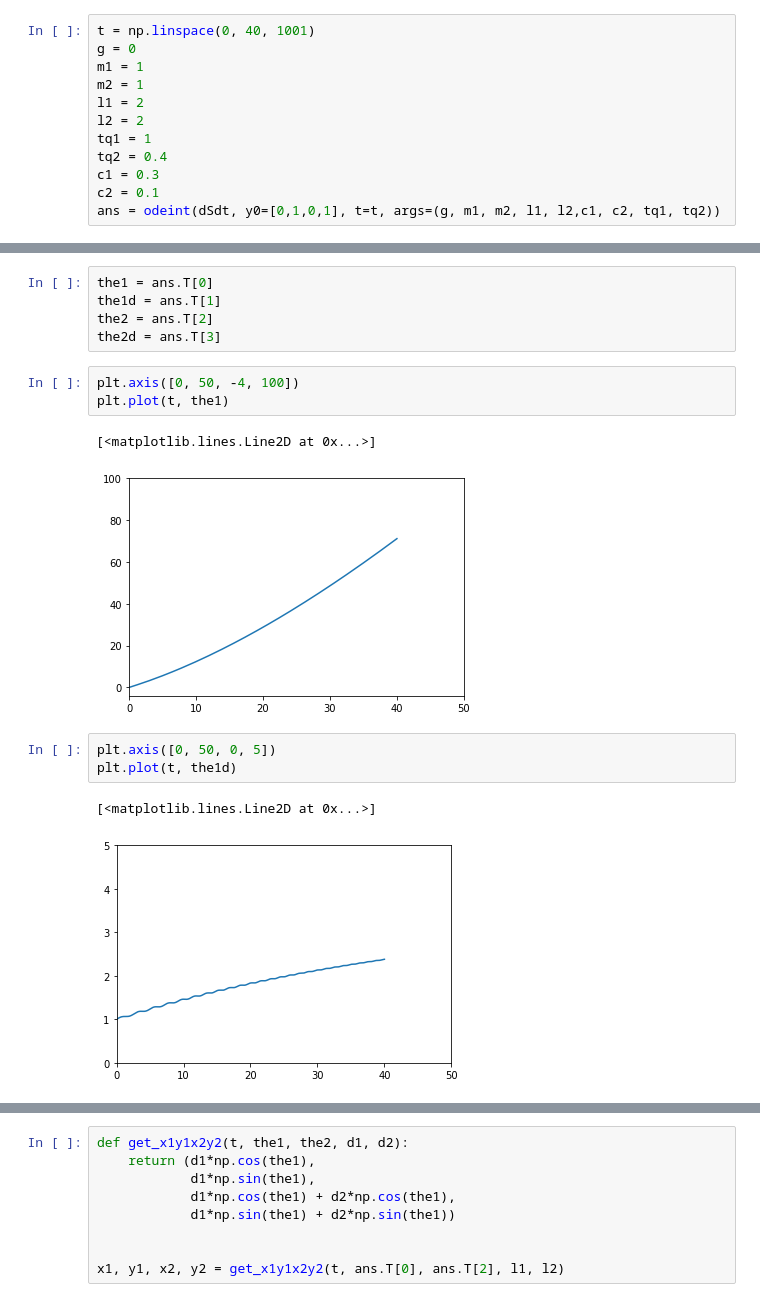
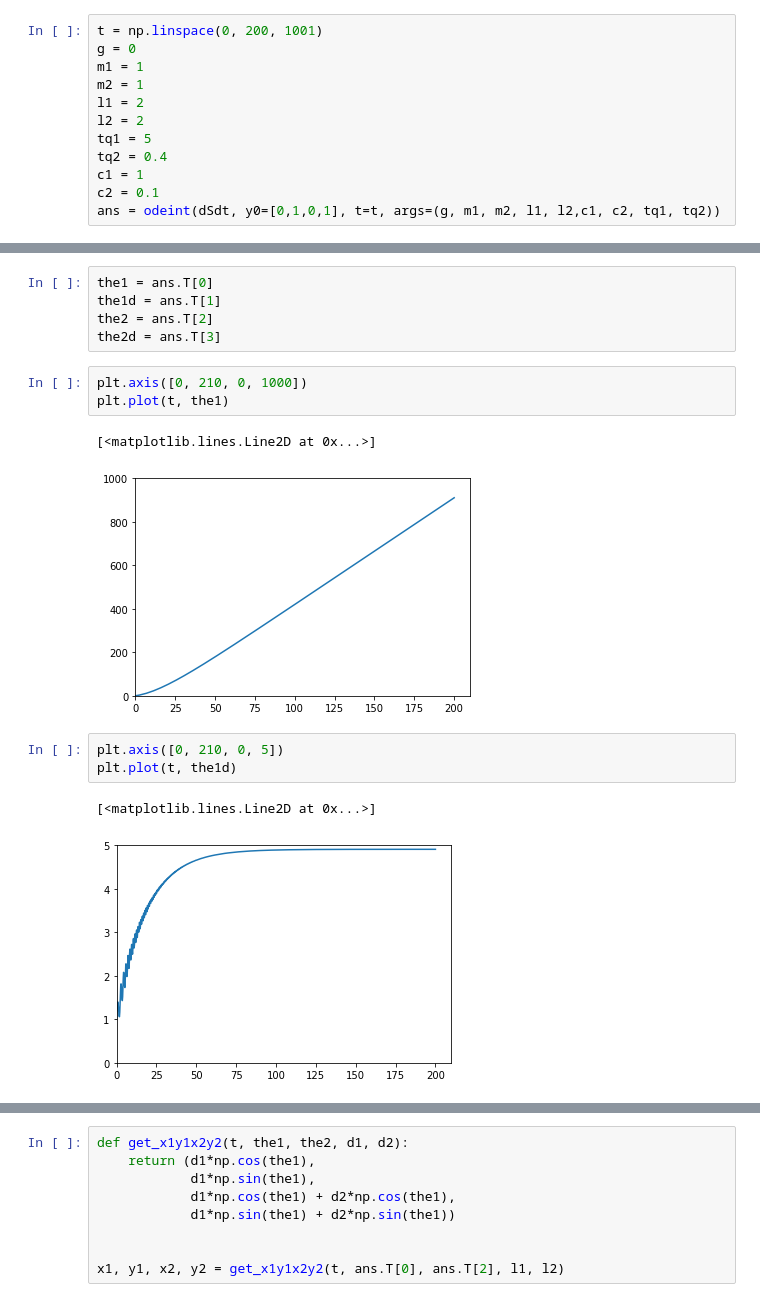
Before and after one commit to Eddy-Morgan/LG--2RP, a Jupyter notebook: 2rp_robot_dynamics_modelling.ipynb, the cells around one changed output, grey strips where cells are left out. Saved outputs shown, nothing was run; the diff lists cells and outputs as text.

```diff
--- a/2rp_robot_dynamics_modelling.ipynb
+++ b/2rp_robot_dynamics_modelling.ipynb
@@ -124,15 +124,15 @@ def dSdt(S,t, g, m1, m2, l1, l2,c1, c2, torq1, torq2):
         theta2dd_func(g, m1, m2, l1, l2,c1, c2, thet1, thet2, thet1d, thet2d, torq1, torq2)
     ]
 # %%
-t = np.linspace(0, 40, 1001)
+t = np.linspace(0, 200, 1001)
 g = 0
 m1 = 1
 m2 = 1
 l1 = 2
 l2 = 2
-tq1 = 1
+tq1 = 5
 tq2 = 0.4
-c1 = 0.3
+c1 = 1
 c2 = 0.1
 ans = odeint(dSdt, y0=[0,1,0,1], t=t, args=(g, m1, m2, l1, l2,c1, c2, tq1, tq2))
 # %%
@@ -152,14 +152,14 @@ the1d = ans.T[1]
 the2 = ans.T[2]
 the2d = ans.T[3]
 # %%
-plt.axis([0, 50, -4, 100])
+plt.axis([0, 210, 0, 1000])
 plt.plot(t, the1)
 # %% [output]
 [<matplotlib.lines.Line2D at 0x...>]
-[figure, old version]
+[figure, new version]
 # %%
-plt.axis([0, 50, 0, 5])
+plt.axis([0, 210, 0, 5])
 plt.plot(t, the1d)
 # %% [output]
 [<matplotlib.lines.Line2D at 0x...>]
-[figure, old version]
+[figure, new version]
```
Also changed, not shown: parts of 5 cells of this notebook, 2 other files.
